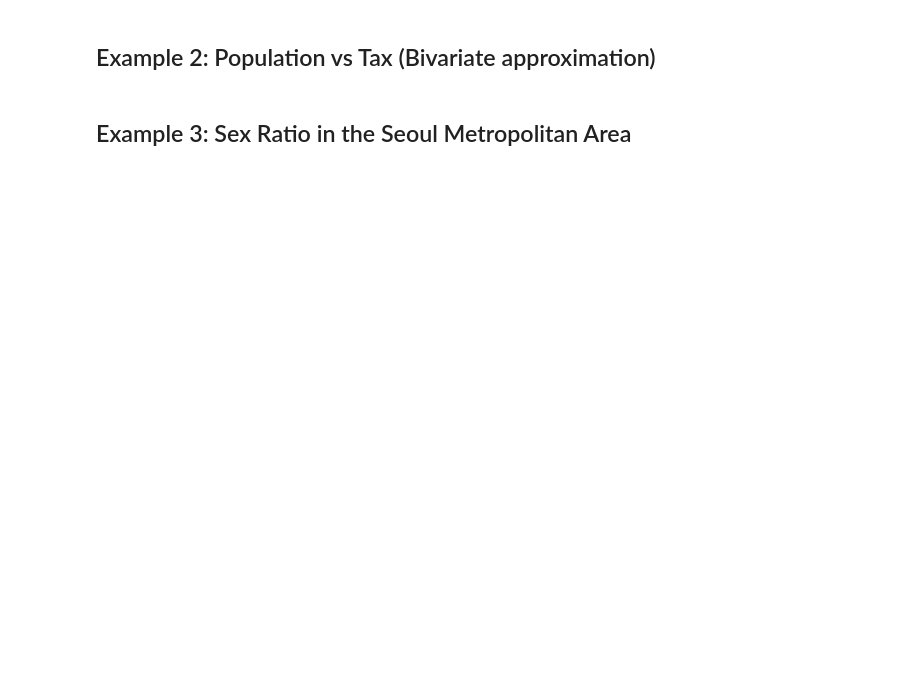
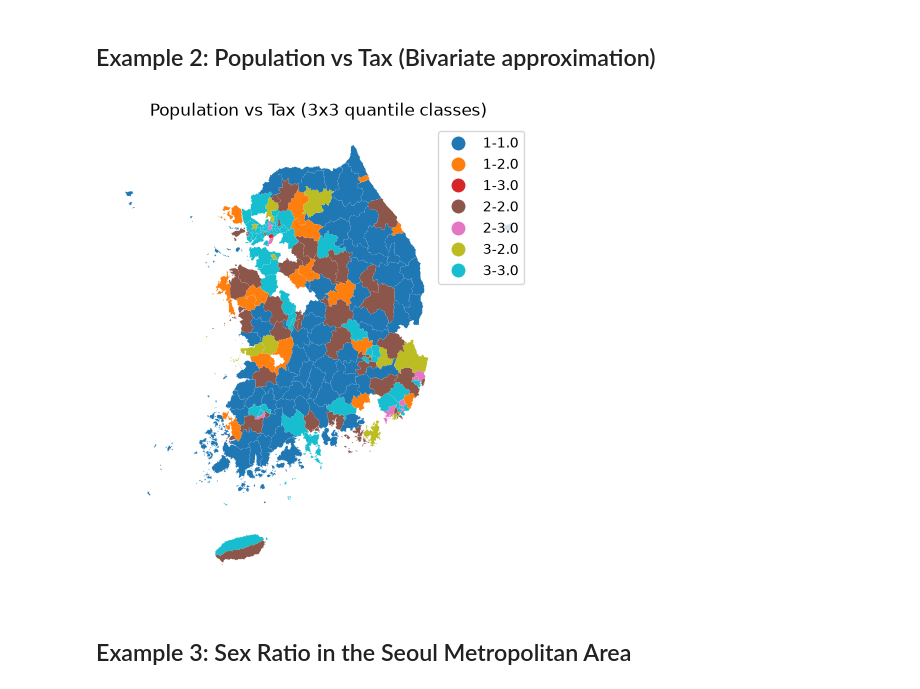
Before and after one commit to sigmafelix/pycensuskr, a Jupyter notebook: examples/v02_regional_analysis-ko.ipynb, the cells around one changed output. Drawn from its saved outputs; the diff is of its cells as text; code cells hidden in the pictures; blank space fills up the shorter version.

```diff
--- a/examples/v02_regional_analysis-ko.ipynb
+++ b/examples/v02_regional_analysis-ko.ipynb
@@ -34,19 +36,21 @@ plt.show()
 # %%
 df_2020_pop = census.anycensus(year=2020, type='population')
 df_2020_tax = census.anycensus(year=2020, type='tax')
 
-sf_pop = adm2_2020.merge(df_2020_pop[['adm2_code', 'all households_total_prs']], on='adm2_code', how='left')
-sf_final = sf_pop.merge(df_2020_tax[['adm2_code', 'income_general_mkr']], on='adm2_code', how='left')
+sf_pop = adm2_2020.merge(df_2020_pop[['adm2_code', 'all households_total_per']], on='adm2_code', how='left')
+sf_final = sf_pop.merge(df_2020_tax[['adm2_code', 'income_general_mil']], on='adm2_code', how='left')
 
 # Quantile classes (3x3 concept)
-sf_final['pop_q'] = pd.qcut(sf_final['all households_total_prs'], 3, labels=[1, 2, 3], duplicates='drop')
-sf_final['tax_q'] = pd.qcut(sf_final['income_general_mkr'], 3, labels=[1, 2, 3], duplicates='drop')
+sf_final['pop_q'] = pd.qcut(sf_final['all households_total_per'], 3, labels=[1, 2, 3], duplicates='drop')
+sf_final['tax_q'] = pd.qcut(sf_final['income_general_mil'], 3, labels=[1, 2, 3], duplicates='drop')
 sf_final['bi_class'] = sf_final['pop_q'].astype(str) + '-' + sf_final['tax_q'].astype(str)
 
 ax = sf_final.plot(column='bi_class', categorical=True, legend=True, figsize=(8, 6), linewidth=0.1, edgecolor='none')
 ax.set_title('Population vs Tax (3x3 quantile classes)')
 ax.set_axis_off()
 plt.show()
+# %% [output]
+[figure, added]
 # %% [markdown]
 ## Example 3: Sex Ratio in the Seoul Metropolitan Area
 # %%
```
Also changed, not shown: parts of 3 cells of this notebook, 17 other files.
